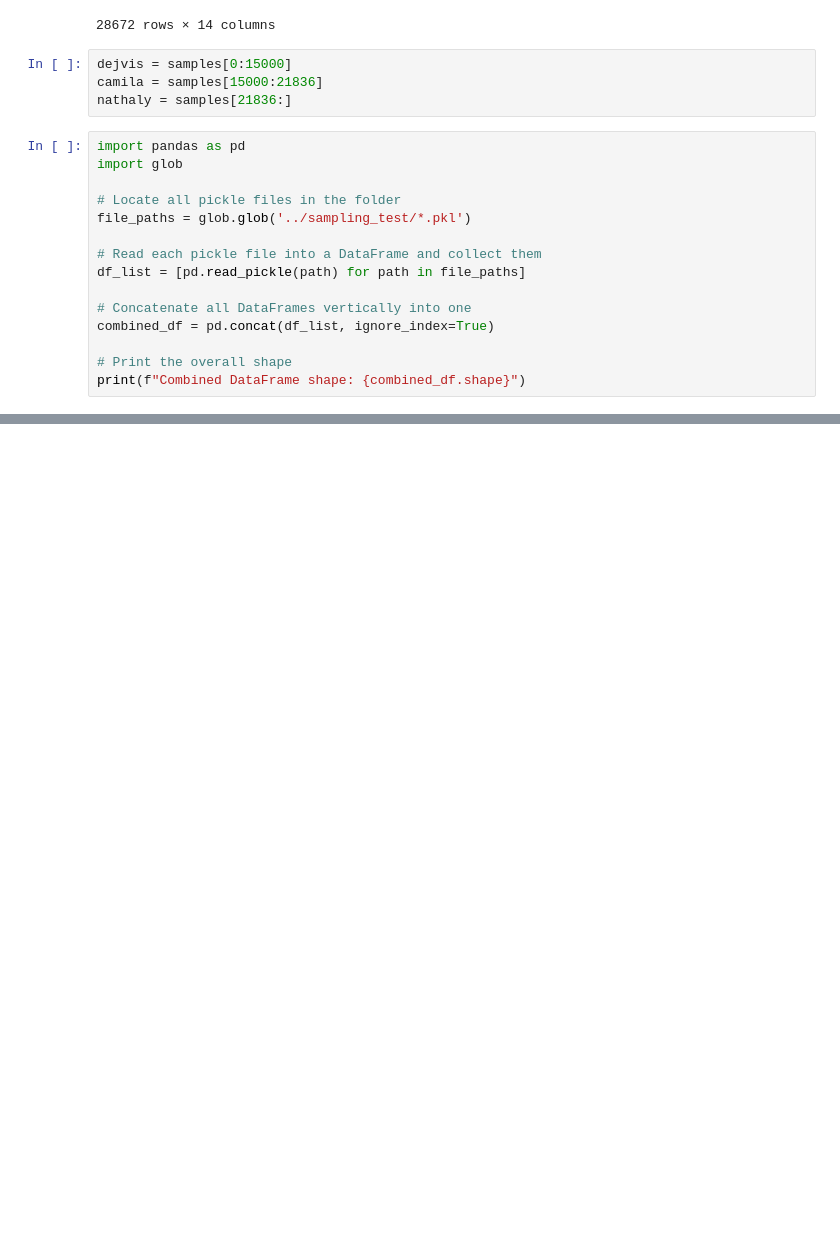
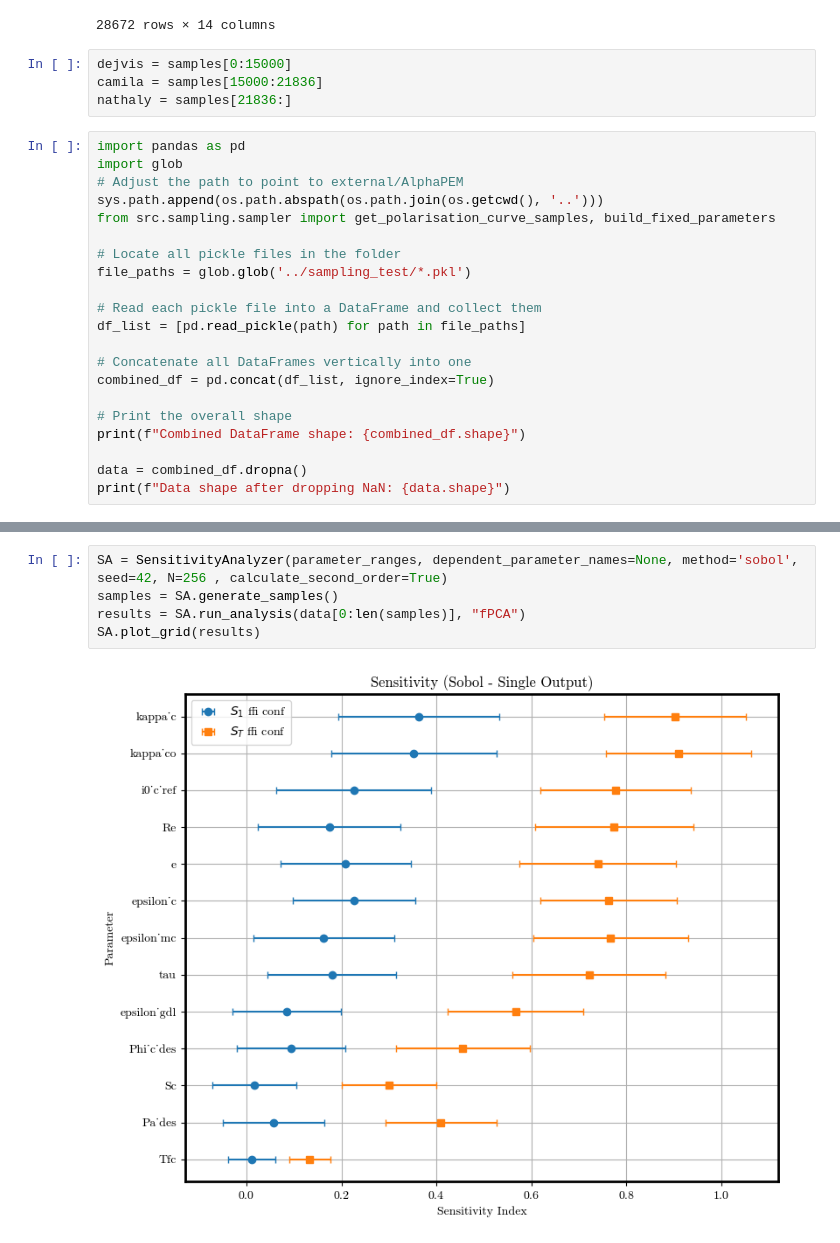
Before and after one commit to DejvisT/Sensitivity-Analysis-and-Surrogate-Modeling-of-PEM-Fuel-Cells, a Jupyter notebook: notebooks/01_sobol_sample.ipynb, the cells around one changed output, grey strips where cells are left out. Drawn from its saved outputs; the diff is of its cells as text; blank space fills up the shorter version.

Commit message:
Fixing plotting to work for sobol

```diff
--- a/notebooks/01_sobol_sample.ipynb
+++ b/notebooks/01_sobol_sample.ipynb
@@ -36,6 +36,9 @@ nathaly = samples[21836:]
 # %%
 import pandas as pd
 import glob
+# Adjust the path to point to external/AlphaPEM
+sys.path.append(os.path.abspath(os.path.join(os.getcwd(), '..')))
+from src.sampling.sampler import get_polarisation_curve_samples, build_fixed_parameters
 
 # Locate all pickle files in the folder
 file_paths = glob.glob('../sampling_test/*.pkl')
@@ -48,4 +51,7 @@ combined_df = pd.concat(df_list, ignore_index=True)
 
 # Print the overall shape
 print(f"Combined DataFrame shape: {combined_df.shape}")
+
+data = combined_df.dropna()
+print(f"Data shape after dropping NaN: {data.shape}")
 # %% [output]
@@ -114,0 +60,7 @@ pd.read_pickle('../sampling_test/results_sobol5000.pkl')
+# %%
+SA = SensitivityAnalyzer(parameter_ranges, dependent_parameter_names=None, method='sobol', seed=42, N=256 , calculate_second_order=True)
+samples = SA.generate_samples()
+results = SA.run_analysis(data[0:len(samples)], "fPCA")
+SA.plot_grid(results)
+# %% [output]
+[figure, added]
```
Also changed, not shown: parts of 10 cells of this notebook, 1 other file.
